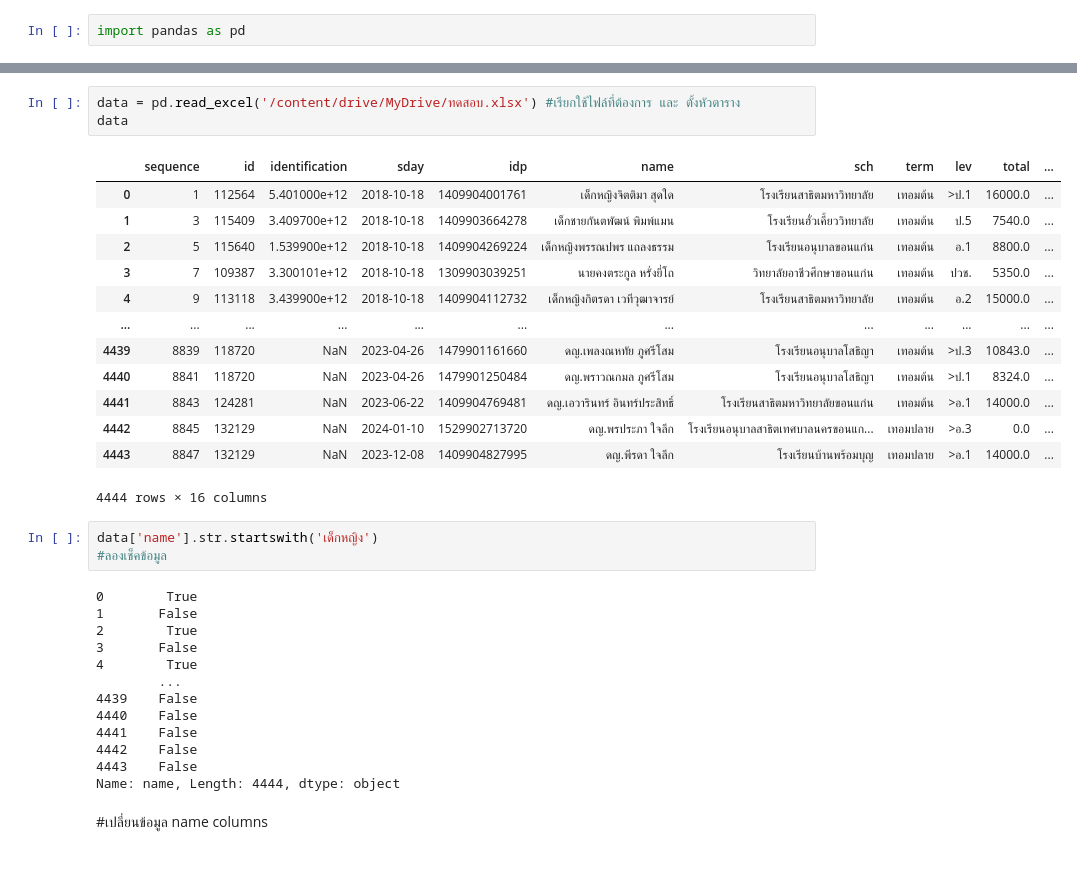
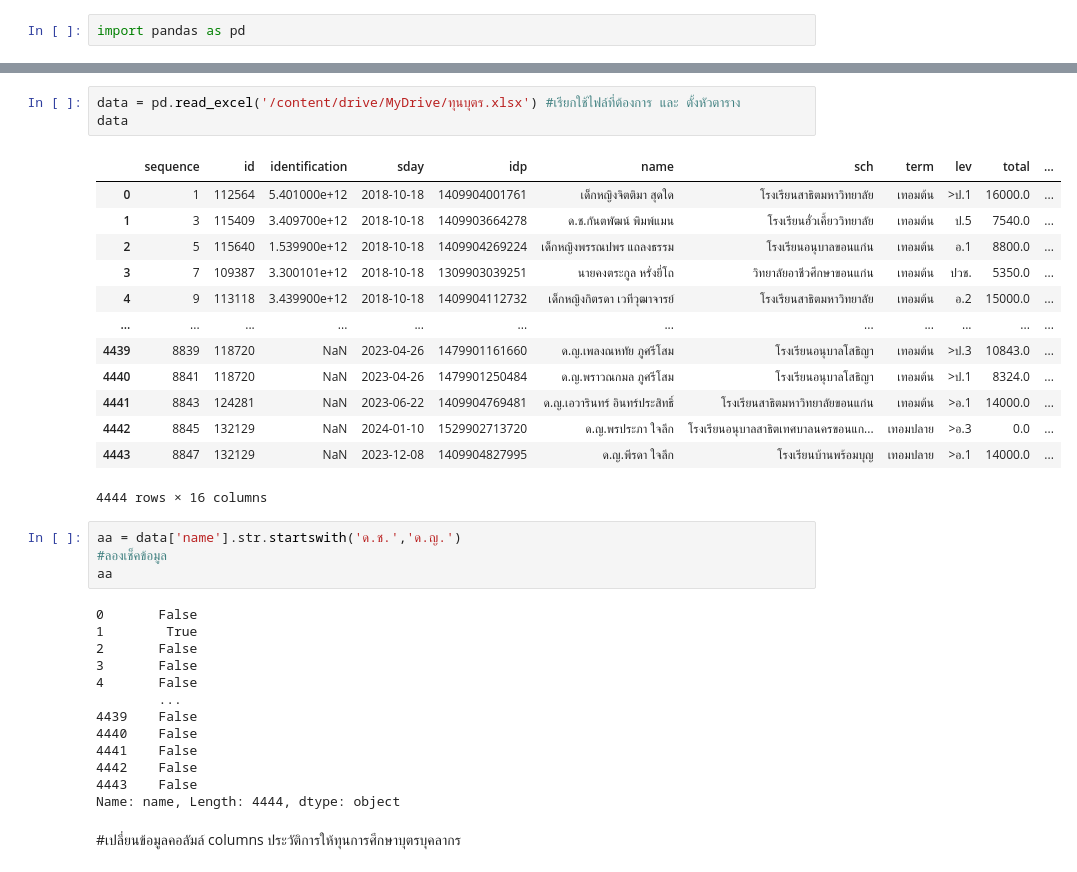
Before and after one commit to ananyapoonsawat/BSC_DPDM23, a Jupyter notebook: ทดสอบ.ipynb, the cells around one changed output, grey strips where cells are left out. Saved outputs shown, nothing was run; the diff lists cells and outputs as text.

```diff
--- a/ทดสอบ.ipynb
+++ b/ทดสอบ.ipynb
@@ -12,29 +12,30 @@ Mounted at /content/drive
 # %%
-data = pd.read_excel('/content/drive/MyDrive/ทดสอบ.xlsx') #เรียกใช้ไฟล์ที่ต้องการ และ ตั้งหัวตาราง
+data = pd.read_excel('/content/drive/MyDrive/ทุนบุตร.xlsx') #เรียกใช้ไฟล์ที่ต้องการ และ ตั้งหัวตาราง
 data
 # %% [output]
 |  | sequence | id | identification | sday | idp | name | sch | term | lev | total | ... |
 | 0 | 1 | 112564 | 5.401000e+12 | 2018-10-18 | 1409904001761 | เด็กหญิงจิตติมา สุดใด | โรงเรียนสาธิตมหาวิทยาลัย | เทอมต้น | >ป.1 | 16000.0 | ... |
-| 1 | 3 | 115409 | 3.409700e+12 | 2018-10-18 | 1409903664278 | เด็กชายกันตพัฒน์ พิมพ์แมน | โรงเรียนฮั่วเคี้ยววิทยาลัย | เทอมต้น | ป.5 | 7540.0 | ... |
+| 1 | 3 | 115409 | 3.409700e+12 | 2018-10-18 | 1409903664278 | ด.ช.กันตพัฒน์ พิมพ์แมน | โรงเรียนฮั่วเคี้ยววิทยาลัย | เทอมต้น | ป.5 | 7540.0 | ... |
 | 2 | 5 | 115640 | 1.539900e+12 | 2018-10-18 | 1409904269224 | เด็กหญิงพรรณปพร แถลงธรรม | โรงเรียนอนุบาลขอนแก่น | เทอมต้น | อ.1 | 8800.0 | ... |
 | 3 | 7 | 109387 | 3.300101e+12 | 2018-10-18 | 1309903039251 | นายคงตระกูล หรั่งยี่โถ | วิทยาลัยอาชีวศึกษาขอนแก่น | เทอมต้น | ปวช. | 5350.0 | ... |
 | 4 | 9 | 113118 | 3.439900e+12 | 2018-10-18 | 1409904112732 | เด็กหญิงกิตรดา เวทีวุฒาจารย์ | โรงเรียนสาธิตมหาวิทยาลัย | เทอมต้น | อ.2 | 15000.0 | ... |
 | ... | ... | ... | ... | ... | ... | ... | ... | ... | ... | ... | ... |
-| 4439 | 8839 | 118720 | NaN | 2023-04-26 | 1479901161660 | ดญ.เพลงณหทัย ภูศรีโสม | โรงเรียนอนุบาลโสธิญา | เทอมต้น | >ป.3 | 10843.0 | ... |
-| 4440 | 8841 | 118720 | NaN | 2023-04-26 | 1479901250484 | ดญ.พราวณกมล ภูศรีโสม | โรงเรียนอนุบาลโสธิญา | เทอมต้น | >ป.1 | 8324.0 | ... |
-| 4441 | 8843 | 124281 | NaN | 2023-06-22 | 1409904769481 | ดญ.เอวารินทร์ อินทร์ประสิทธิ์ | โรงเรียนสาธิตมหาวิทยาลัยขอนแก่น | เทอมต้น | >อ.1 | 14000.0 | ... |
-| 4442 | 8845 | 132129 | NaN | 2024-01-10 | 1529902713720 | ดญ.พรประภา ใจลึก | โรงเรียนอนุบาลสาธิตเทศบาลนครขอนแก... | เทอมปลาย | >อ.3 | 0.0 | ... |
-| 4443 | 8847 | 132129 | NaN | 2023-12-08 | 1409904827995 | ดญ.พีรดา ใจลึก | โรงเรียนบ้านพร้อมบุญ | เทอมปลาย | >อ.1 | 14000.0 | ... |
+| 4439 | 8839 | 118720 | NaN | 2023-04-26 | 1479901161660 | ด.ญ.เพลงณหทัย ภูศรีโสม | โรงเรียนอนุบาลโสธิญา | เทอมต้น | >ป.3 | 10843.0 | ... |
+| 4440 | 8841 | 118720 | NaN | 2023-04-26 | 1479901250484 | ด.ญ.พราวณกมล ภูศรีโสม | โรงเรียนอนุบาลโสธิญา | เทอมต้น | >ป.1 | 8324.0 | ... |
+| 4441 | 8843 | 124281 | NaN | 2023-06-22 | 1409904769481 | ด.ญ.เอวารินทร์ อินทร์ประสิทธิ์ | โรงเรียนสาธิตมหาวิทยาลัยขอนแก่น | เทอมต้น | >อ.1 | 14000.0 | ... |
+| 4442 | 8845 | 132129 | NaN | 2024-01-10 | 1529902713720 | ด.ญ.พรประภา ใจลึก | โรงเรียนอนุบาลสาธิตเทศบาลนครขอนแก... | เทอมปลาย | >อ.3 | 0.0 | ... |
+| 4443 | 8847 | 132129 | NaN | 2023-12-08 | 1409904827995 | ด.ญ.พีรดา ใจลึก | โรงเรียนบ้านพร้อมบุญ | เทอมปลาย | >อ.1 | 14000.0 | ... |
 4444 rows × 16 columns
 # %%
-data['name'].str.startswith('เด็กหญิง')
+aa = data['name'].str.startswith('ด.ช.','ด.ญ.')
 #ลองเช็คข้อมูล
+aa
 # %% [output]
-0        True
-1       False
-2        True
+0       False
+1        True
+2       False
 3       False
-4        True
+4       False
         ...
 4439    False
 4440    False
@@ -43,5 +44,5 @@ data['name'].str.startswith('เด็กหญิง')
 4443    False
 Name: name, Length: 4444, dtype: object
 # %% [markdown]
-#เปลี่ยนข้อมูล name columns
+#เปลี่ยนข้อมูลคอลัมล์ columns ประวัติการให้ทุนการศึกษาบุตรบุคลากร
 # %%
```
Also changed, not shown: parts of 9 cells of this notebook.
